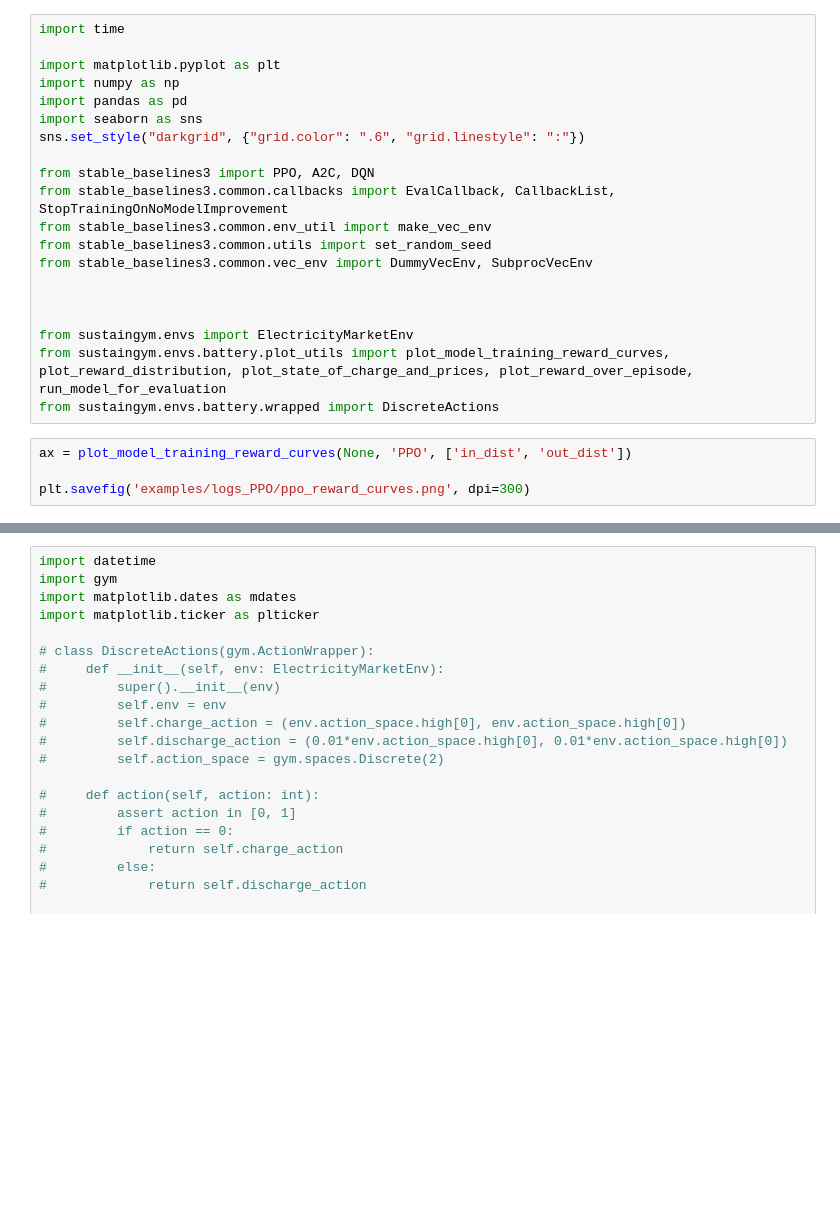
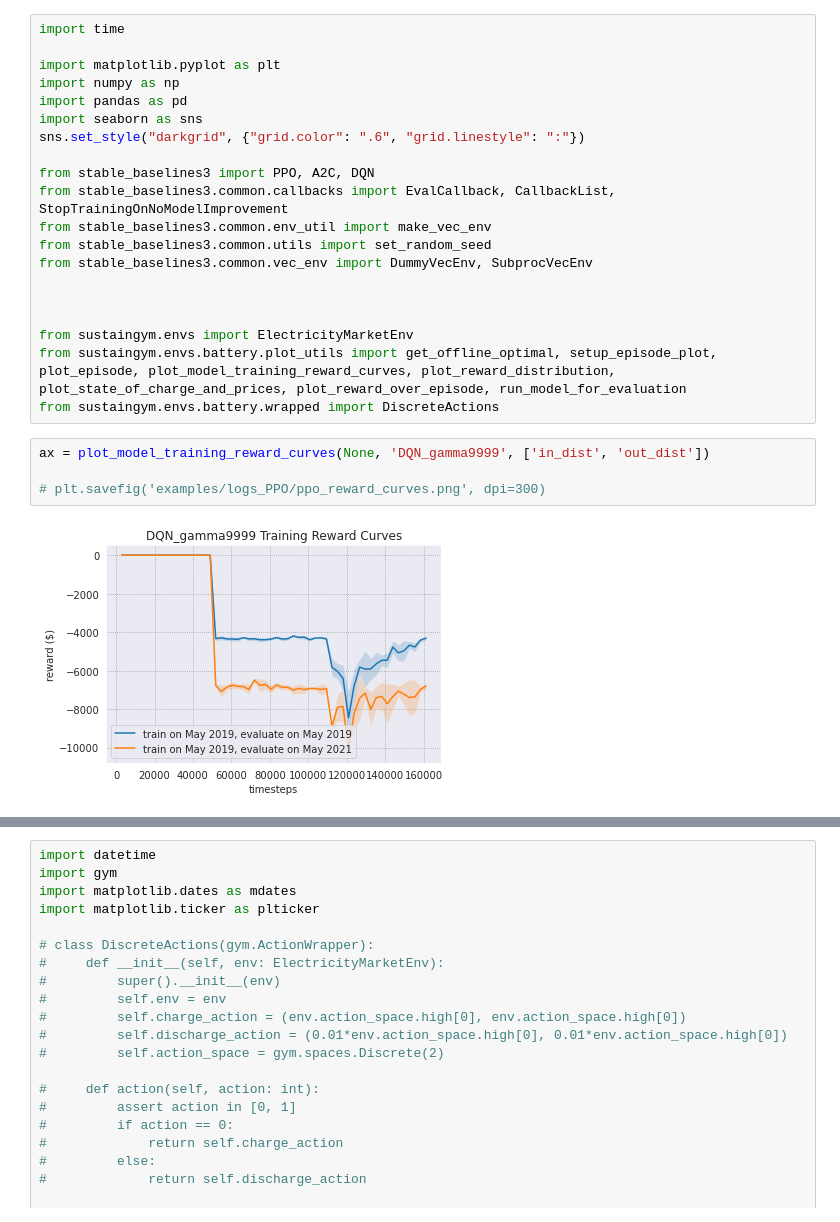
Before and after one commit to chrisyeh96/sustaingym, a Jupyter notebook: examples/model_analysis.ipynb, the cells around one changed output, grey strips where cells are left out. Cells and saved outputs as stored; diff of their text form; blank space fills up the shorter version.

```diff
--- a/examples/model_analysis.ipynb
+++ b/examples/model_analysis.ipynb
@@ -23,10 +31,12 @@ from stable_baselines3.common.vec_env import DummyVecEnv, SubprocVecEnv
 
 
 from sustaingym.envs import ElectricityMarketEnv
-from sustaingym.envs.battery.plot_utils import plot_model_training_reward_curves, plot_reward_distribution, plot_state_of_charge_and_prices, plot_reward_over_episode, run_model_for_evaluation
+from sustaingym.envs.battery.plot_utils import get_offline_optimal, setup_episode_plot, plot_episode, plot_model_training_reward_curves, plot_reward_distribution, plot_state_of_charge_and_prices, plot_reward_over_episode, run_model_for_evaluation
 from sustaingym.envs.battery.wrapped import DiscreteActions
 # %%
-ax = plot_model_training_reward_curves(None, 'PPO', ['in_dist', 'out_dist'])
+ax = plot_model_training_reward_curves(None, 'DQN_gamma9999', ['in_dist', 'out_dist'])
 
-plt.savefig('examples/logs_PPO/ppo_reward_curves.png', dpi=300)
+# plt.savefig('examples/logs_PPO/ppo_reward_curves.png', dpi=300)
+# %% [output]
+[figure, added]
 # %%
```
Also changed, not shown: parts of 6 cells of this notebook, 3 other files.
